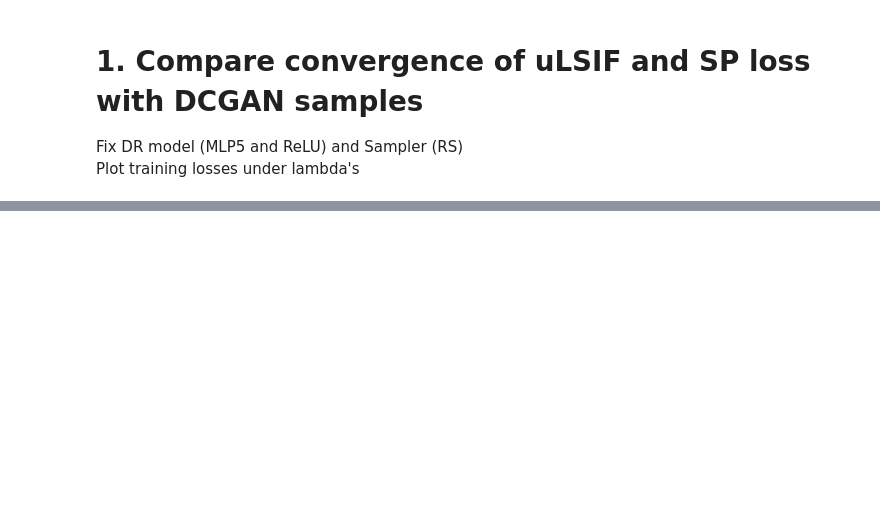
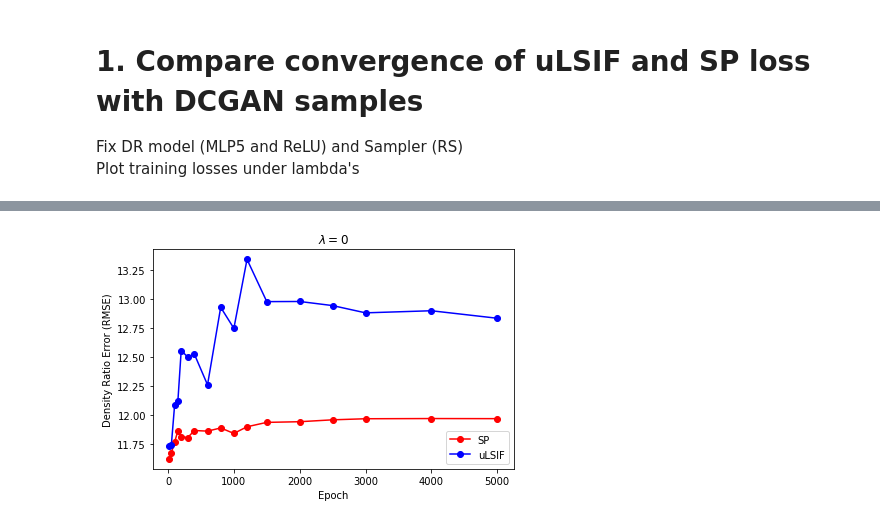
Before and after one commit to UBCDingXin/DDRE_Sampling_GANs, a Jupyter notebook: Simulation/Results_Visualization.ipynb, the cells around one changed output, grey strips where cells are left out. Saved outputs shown, nothing was run; the diff lists cells and outputs as text; code cells hidden in the pictures; blank space fills up the shorter version.

```diff
--- a/Simulation/Results_Visualization.ipynb
+++ b/Simulation/Results_Visualization.ipynb
@@ -137,0 +192,8 @@ f2.savefig(filename_SP, bbox_inches='tight')
+# %%
+sns.set_style("white")
+filename = wd + "/Output/saved_images/percentHQ versus avgdiscErr.pdf"
+ax = sns.regplot(x=data_sort_hqs[:,1], y=data_sort_hqs[:,2],\
+                 scatter_kws={"s": 15},\
+                 order=3, ci=None, truncate=True)
+ax.set(ylabel='\% High Quality Samples', xlabel='Discriminator Error (Avg. RMSE)')
+# ax.figure.savefig(filename, bbox_inches='tight')
@@ -137,0 +280,23 @@ f2.savefig(filename_SP, bbox_inches='tight')
+# %%
+## lambda=0: Density ratio errors for high quality fake samples
+filename = wd + "/Output/saved_images/dreErr_versus_epochs_HQ_fake_samples_lambda0.pdf"
+
+fig, ax1 = plt.subplots()
+
+ax1.set_xlabel('Epoch')
+ax1.set_ylabel('Density Ratio Error (RMSE)')
+l1=ax1.plot(epochs, dr_err_hq_SP0, c='r', ls='-', marker='o', label = "SP")
+l2=ax1.plot(epochs, dr_err_hq_uLSIF0, c='b', ls='-', marker='o', label = "uLSIF")
+
+lns = l1+l2
+labs = [l.get_label() for l in lns]
+ax1.legend(lns, labs, loc=4)
+
+ax1.set_title("$\lambda=0$")
+
+fig.tight_layout()  # otherwise the right y-label is slightly clipped
+plt.show()
+
+fig.savefig(filename, bbox_inches='tight')
+# %% [output]
+[figure, added]
```
Also changed, not shown: parts of 54 cells of this notebook, 37 other files.
